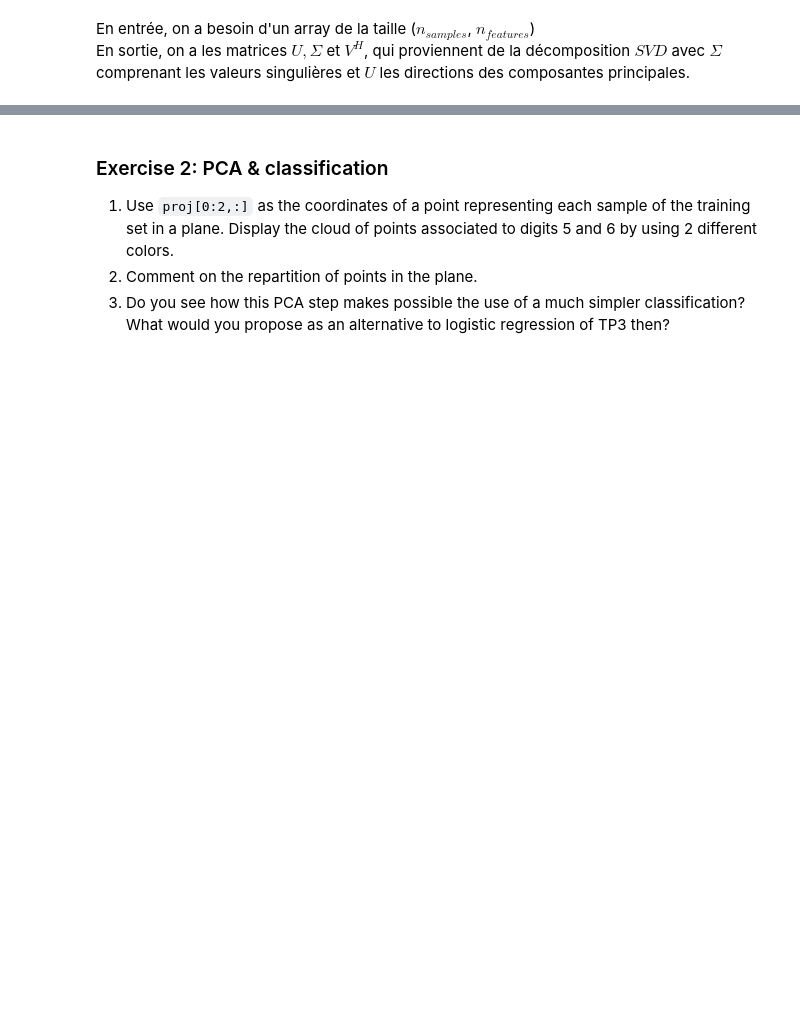
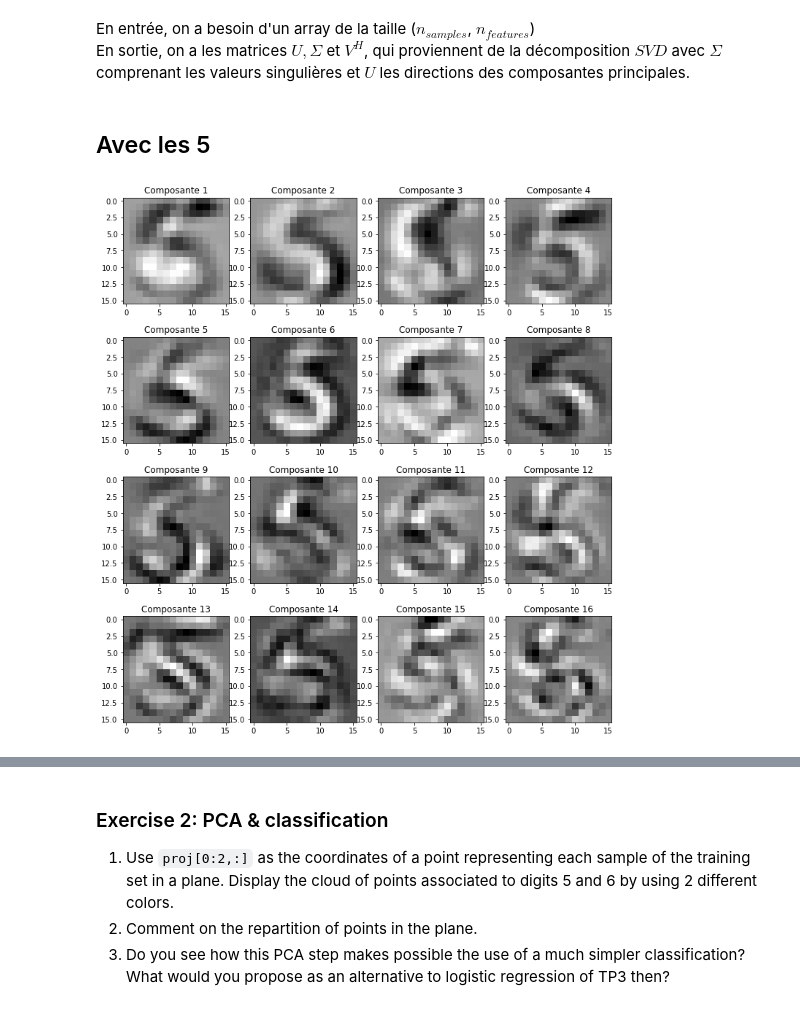
Before and after one commit to VictorCilleros/ML, a Jupyter notebook: TNE2_PCA_archive/TNE2_PCA.ipynb, the cells around one changed output, grey strips where cells are left out. Cells and saved outputs as stored; diff of their text form; code cells hidden in the pictures; blank space fills up the shorter version.

```diff
--- a/TNE2_PCA_archive/TNE2_PCA.ipynb
+++ b/TNE2_PCA_archive/TNE2_PCA.ipynb
@@ -130,0 +129,15 @@ n= 120
+# %% [markdown]
+## Avec les 5
+# %%
+U, S, VH = la.svd(x_train_standardized[:145].T)
+V = VH.T
+columns = 4
+nb_image = 16
+plt.figure(figsize=(12,17))
+for i in range(nb_image):
+
+    plt.subplot(nb_image/ columns + 1, columns, i + 1)
+    plt.title(f"Composante {i+1}")
+    plt.imshow(np.reshape(U.T[i],(16,16)),cmap='gray')
+# %% [output]
+[figure, added]
```
Also changed, not shown: parts of 24 cells of this notebook.
